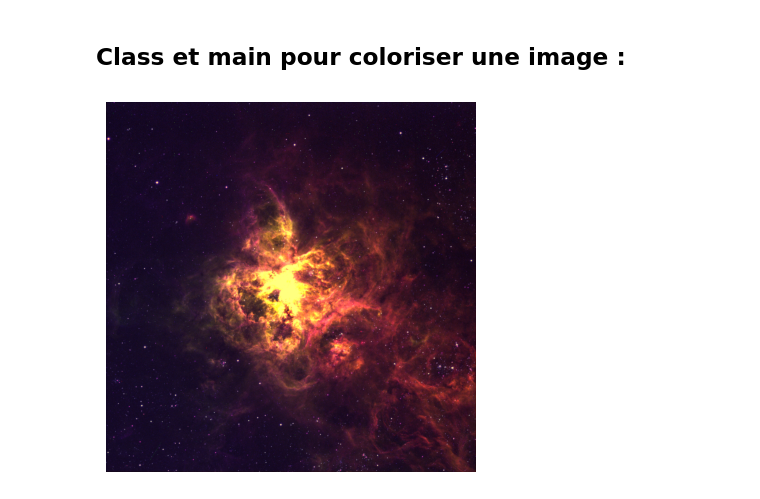
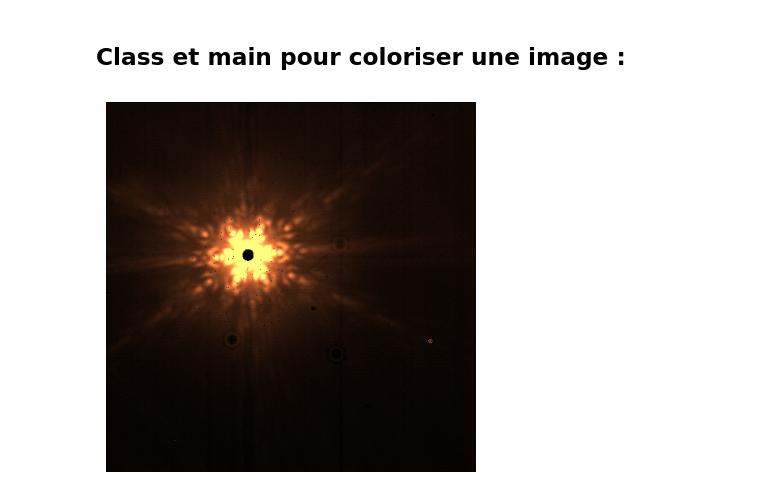
Before and after one commit to AnthoGit62/image-processing, a Jupyter notebook: generate.ipynb, the cells around one changed output. Drawn from its saved outputs; the diff is of its cells as text; code cells hidden in the pictures.

```diff
--- a/generate.ipynb
+++ b/generate.ipynb
@@ -6,35 +6,38 @@ import matplotlib.pyplot as plt
 import numpy as np
 import os
 # %%
-def normalize_channel(data, lower=1, upper=99):
-        """Normalise le canal entre 0 et 1"""
-        lower_value = np.percentile(data, lower)
-        upper_value = np.percentile(data, upper)
-        scaled_data = np.clip(data, lower_value, upper_value)
-        return (scaled_data - lower_value) / (upper_value - lower_value + 1e-8)
+def normalisation(data, min=1, max=99):
+        min = np.percentile(data, min)
+        max = np.percentile(data, max)
+        scaled_data = np.clip(data, min, max)
 
-rouge = fits.getdata( os.path.join('image_test/Tarantula_Nebula-halpha.fit'))
-vert = fits.getdata( os.path.join('image_test/Tarantula_Nebula-oiii.fit'))
-bleu = fits.getdata( os.path.join('image_test/Tarantula_Nebula-sii.fit'))
+        return (scaled_data - min) / (max - min + 1e-8)
 
-rouge = normalize_channel(rouge)
-vert = normalize_channel(vert)
-bleu = normalize_channel(bleu)
+rouge = fits.getdata( os.path.join('test2/jw01193026001_02101_00004_mirimage_c1000_crf.fits'))
+vert = fits.getdata( os.path.join('test2/jw01193026001_02101_00004_mirimage_c1009_crf.fits'))
+bleu = fits.getdata( os.path.join('test2/jw01193026001_02101_00004_mirimage_o026_crf.fits'))
+
+rouge = np.nan_to_num(rouge)
+vert = np.nan_to_num(vert)
+bleu = np.nan_to_num(bleu)
+
+rouge = normalisation(rouge)
+vert = normalisation(vert)
+bleu = normalisation(bleu)
 
 rouge *= 2      # On ajoutera des roue sur l'app pour modifié mais ça risque de pas être très fluide
 vert *= 1
 bleu *= 0.5
 
 rouge = np.clip(rouge, 0, 1)
 vert = np.clip(vert, 0, 1)
 bleu = np.clip(bleu, 0, 1)
 
 
-image_final = np.stack((rouge , vert , bleu) , axis=-1)
+image_final = np.stack((rouge ,vert , bleu) , axis=-1)
 
 plt.imshow(image_final)
-plt.savefig('image.png')
 plt.axis('off')
 plt.show()
 # %% [output]
-[figure, old version]
+[figure, new version]
```
Also changed, not shown: parts of 1 cell of this notebook, 11 other files.
